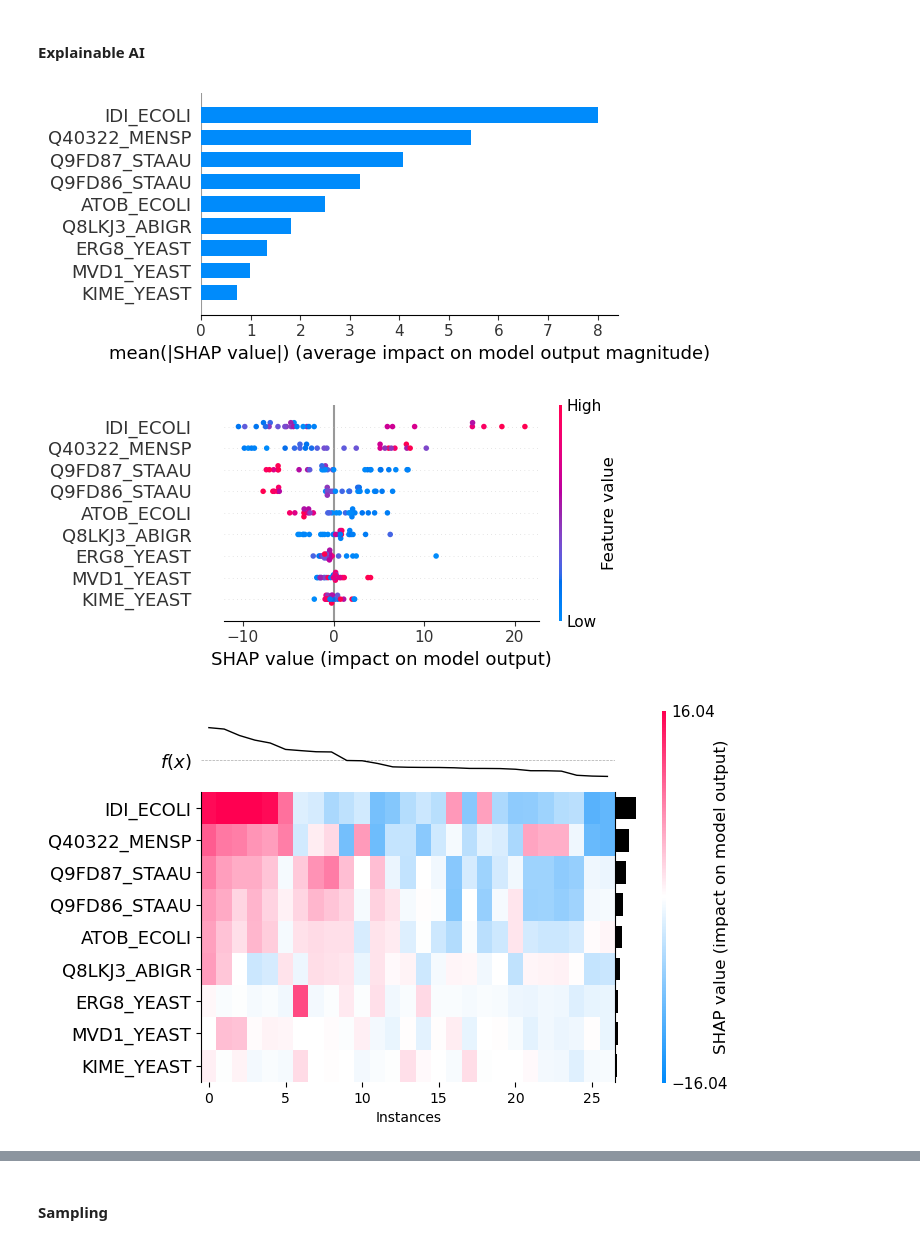
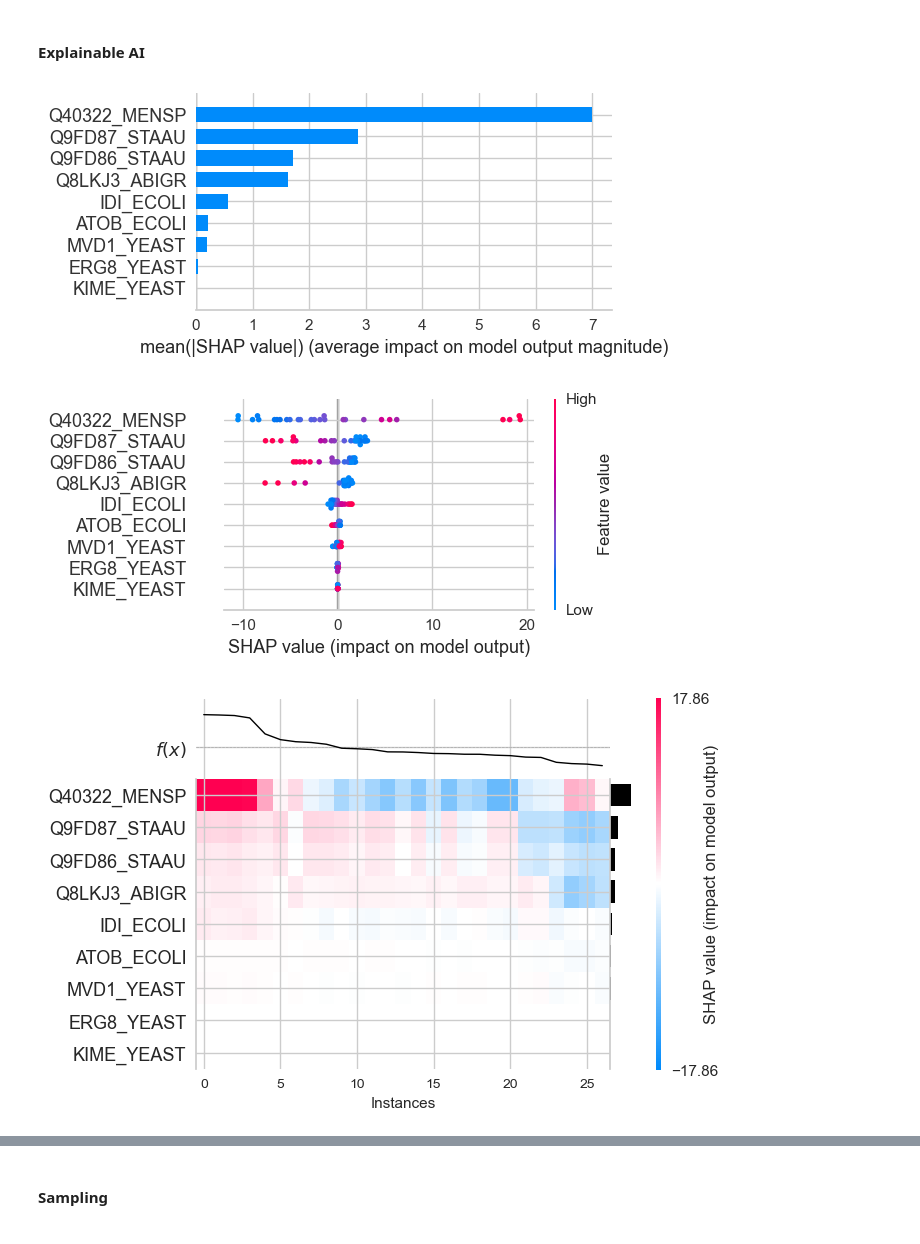
Before and after one commit to costasmexis/straindesignXAI, a Jupyter notebook: notebooks/Limonene_manual.ipynb, the cells around one changed output, grey strips where cells are left out. Drawn from its saved outputs; the diff is of its cells as text; code cells hidden in the pictures.

```diff
--- a/notebooks/Limonene_manual.ipynb
+++ b/notebooks/Limonene_manual.ipynb
@@ -189,0 +103,3 @@ def model_selection():
+# %%
+svr = create_model('svm', cross_validation=True, fold=5)
+final_model = tune_model(svr, optimize='MSE', search_library='scikit-optimize', search_algorithm='bayesian')
@@ -224,23 +162,23 @@ MAE for SVR: 40.07213699999999
 # %%
 import shap
 
 def pdplot(X: np.array, col: str, model: object, ice: bool=False):
     shap.plots.partial_dependence(col, model.predict, X, ice=ice, model_expected_value=True, feature_expected_value=True, show=True)
 
 def shap_scatter(feature: str, color=None):
     if color:
         shap.plots.scatter(shap_values[:, feature], color=shap_values[:, color])
     else:
         shap.plots.scatter(shap_values[:, feature])
 
 
-explainer = shap.Explainer(grid_search.best_estimator_.predict, df_A[INPUT_VARS])
+explainer = shap.Explainer(final_model.predict, df_A[INPUT_VARS])
 shap_values = explainer(df_A[INPUT_VARS])
 shap.summary_plot(shap_values, df_A[INPUT_VARS], plot_type="bar", plot_size=(6, 3))
 shap.summary_plot(shap_values, df_A[INPUT_VARS], plot_type="dot", plot_size=(6, 3))
 shap.plots.heatmap(shap_values, instance_order=shap_values.sum(1), plot_width=6)
 # %% [output]
-[figure, old version]
+[figure, new version]
-[figure, old version]
+[figure, new version]
-[figure, old version]
+[figure, new version]
 # %%
```
Also changed, not shown: parts of 10 cells of this notebook, 1 other file.
